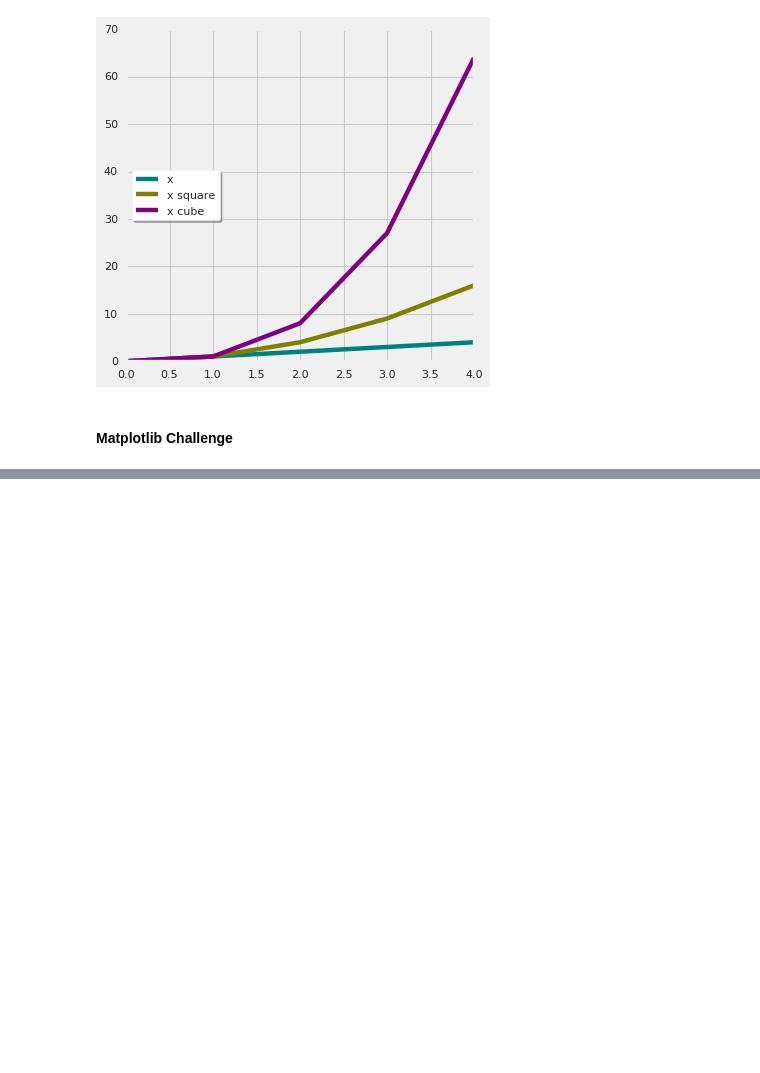
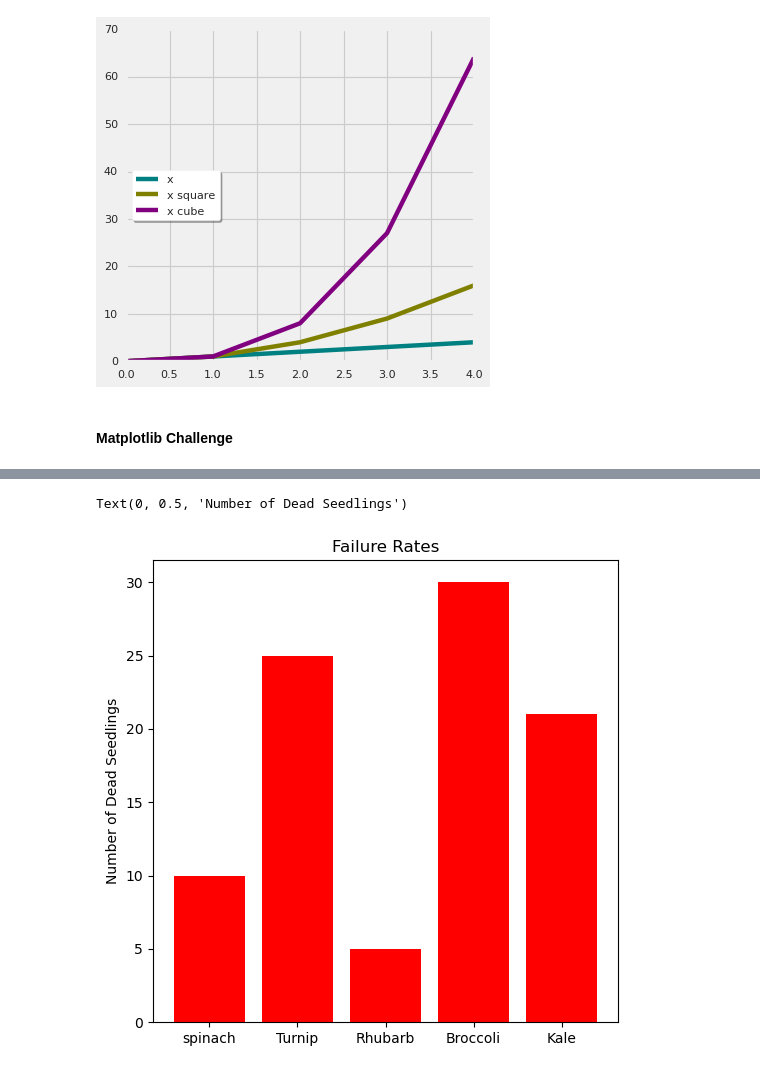
Before and after one commit to gurnamsingh11/data_visualization, a Jupyter notebook: 01_Matplotlib.ipynb, the cells around one changed output, grey strips where cells are left out. Cells and saved outputs as stored; diff of their text form; code cells hidden in the pictures; blank space fills up the shorter version.

```diff
--- a/01_Matplotlib.ipynb
+++ b/01_Matplotlib.ipynb
@@ -221,0 +311,8 @@ plt.legend(loc="center left", shadow=True,frameon=True,facecolor="white")
+# %%
+plt.figure(figsize=(6, 6))
+plt.bar(plants, died, color="red")
+plt.title("Failure Rates")
+plt.ylabel("Number of Dead Seedlings")
+# %% [output]
+Text(0, 0.5, 'Number of Dead Seedlings')
+[figure, added]
```
Also changed, not shown: parts of 18 cells of this notebook.
